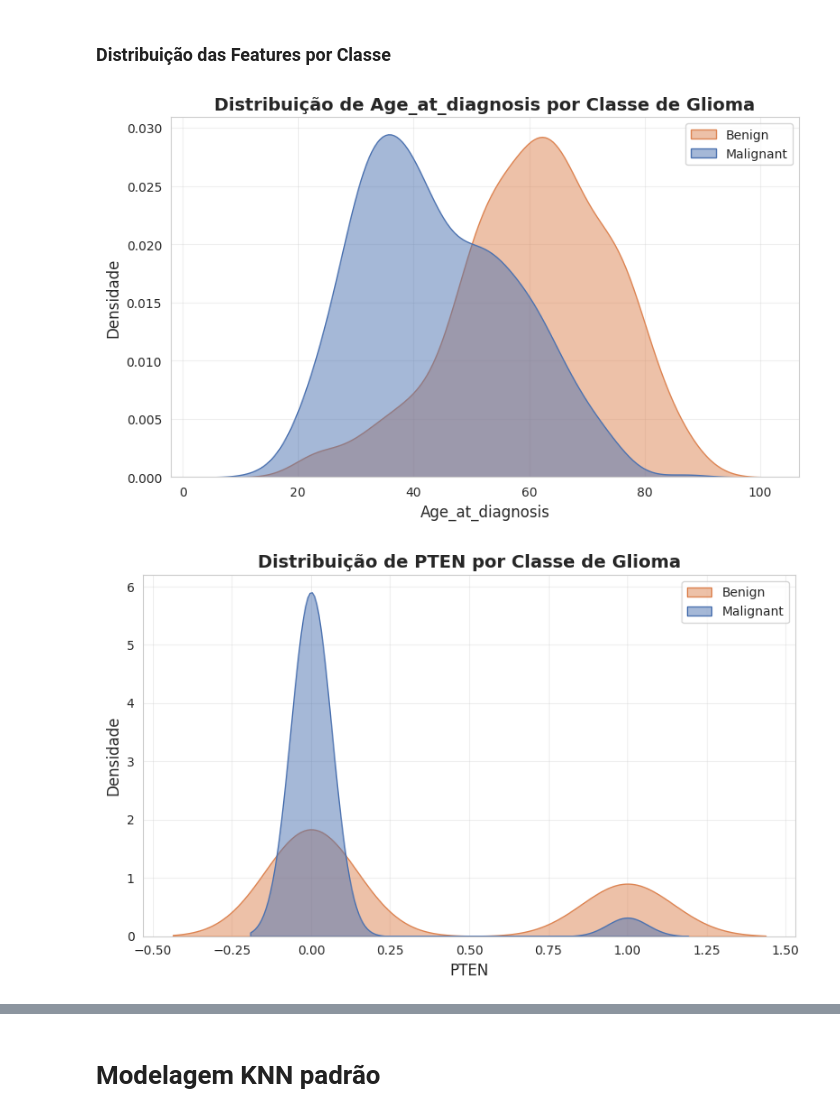
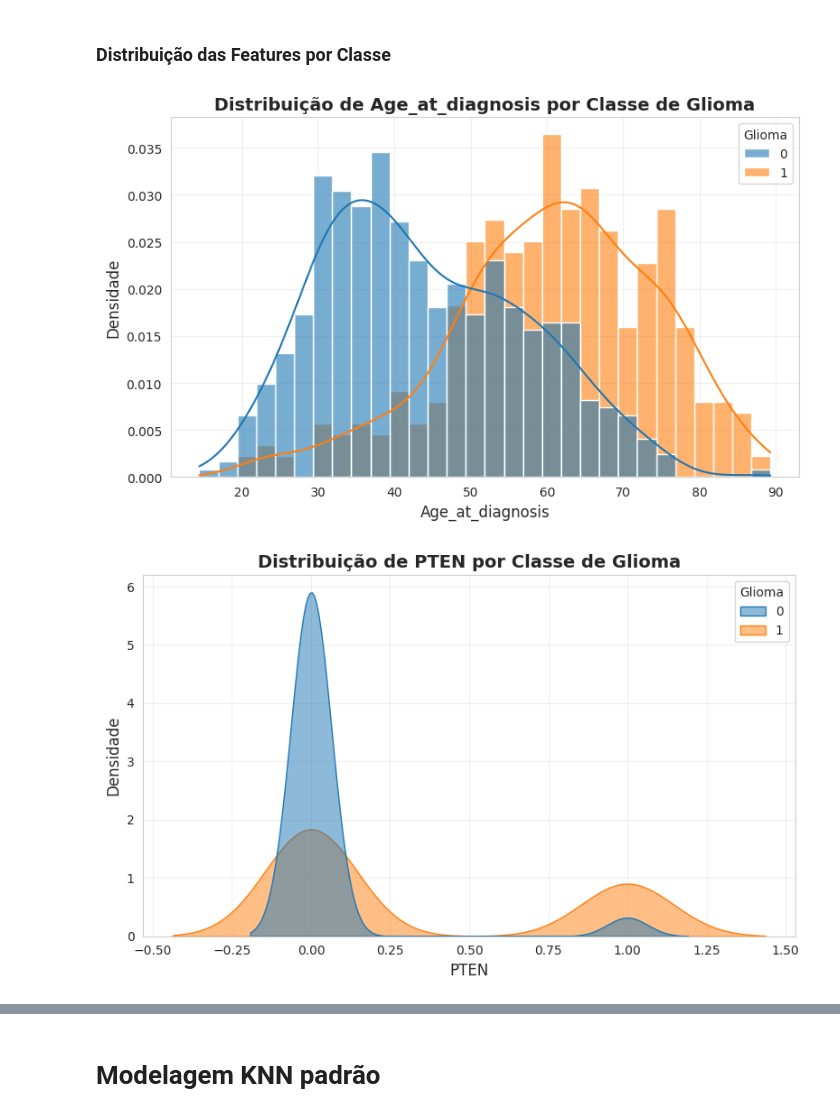
Before and after one commit to alefCauan/DiabetesClassificationKNN, a Jupyter notebook: main.ipynb, the cells around one changed output, grey strips where cells are left out. Drawn from its saved outputs; the diff is of its cells as text; code cells hidden in the pictures.

```diff
--- a/main.ipynb
+++ b/main.ipynb
@@ -192,15 +192,28 @@ Name: Glioma, dtype: float64
 # %%
 for feature in selected_features:
     plt.figure(figsize=(8, 5))
-    sns.kdeplot(data=df, x=feature, hue='Glioma', fill=True, legend=False, common_norm=False,
-                palette=['#4c72b0', '#dd8452'], alpha=0.5)
+
+    if feature == 'Age_at_diagnosis':
+        # Histograma + KDE (melhor visual para essa variável)
+        sns.histplot(
+            data=df, x=feature, hue="Glioma",
+            kde=True, stat="density", common_norm=False, bins=30, alpha=0.6
+        )
+    else:
+        # KDE padrão para features numéricas pequenas ou binárias
+        sns.kdeplot(
+            data=df, x=feature, hue='Glioma', fill=True,
+            common_norm=False,
+            alpha=0.5
+        )
+
     plt.title(f'Distribuição de {feature} por Classe de Glioma', fontsize=14, fontweight='bold')
     plt.xlabel(feature, fontsize=12)
     plt.ylabel('Densidade', fontsize=12)
-    plt.legend(title='', labels=['Benign', 'Malignant'])
+    # plt.legend(title='Glioma', labels=['Benign', 'Malignant'])
     plt.grid(True, alpha=0.3)
     plt.tight_layout()
     plt.show()
 # %% [output]
-[figure, old version]
+[figure, new version]
-[figure, old version]
+[figure, new version]
```
Also changed, not shown: parts of 1 cell of this notebook.
